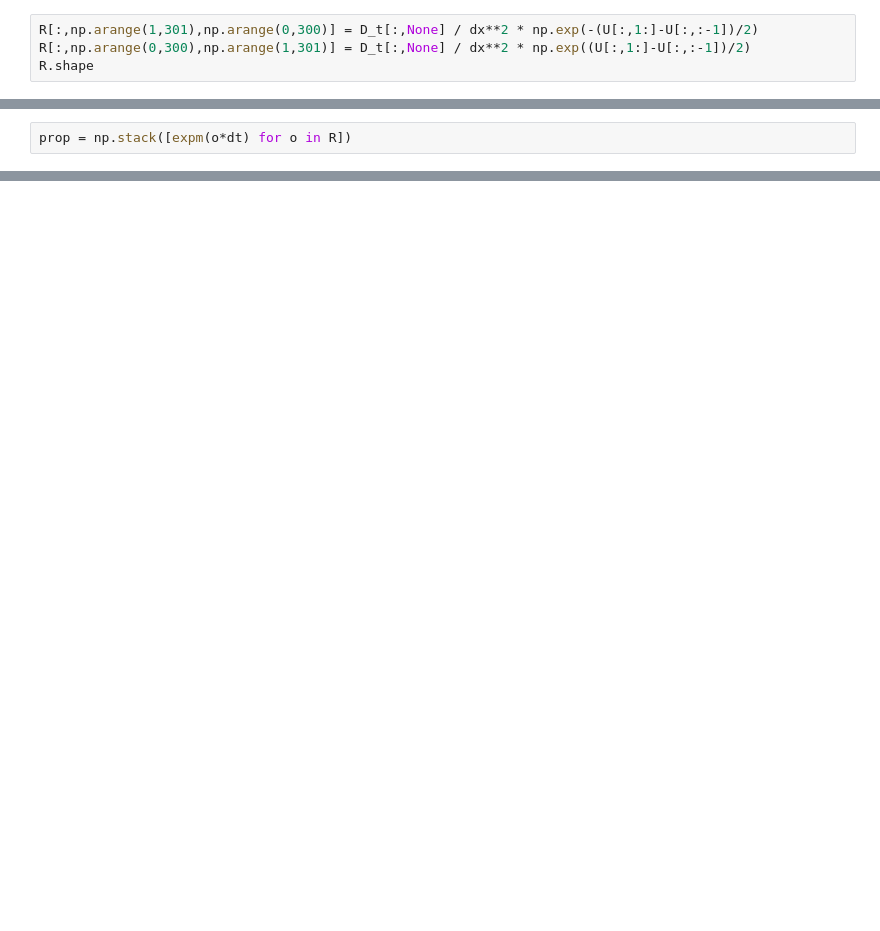
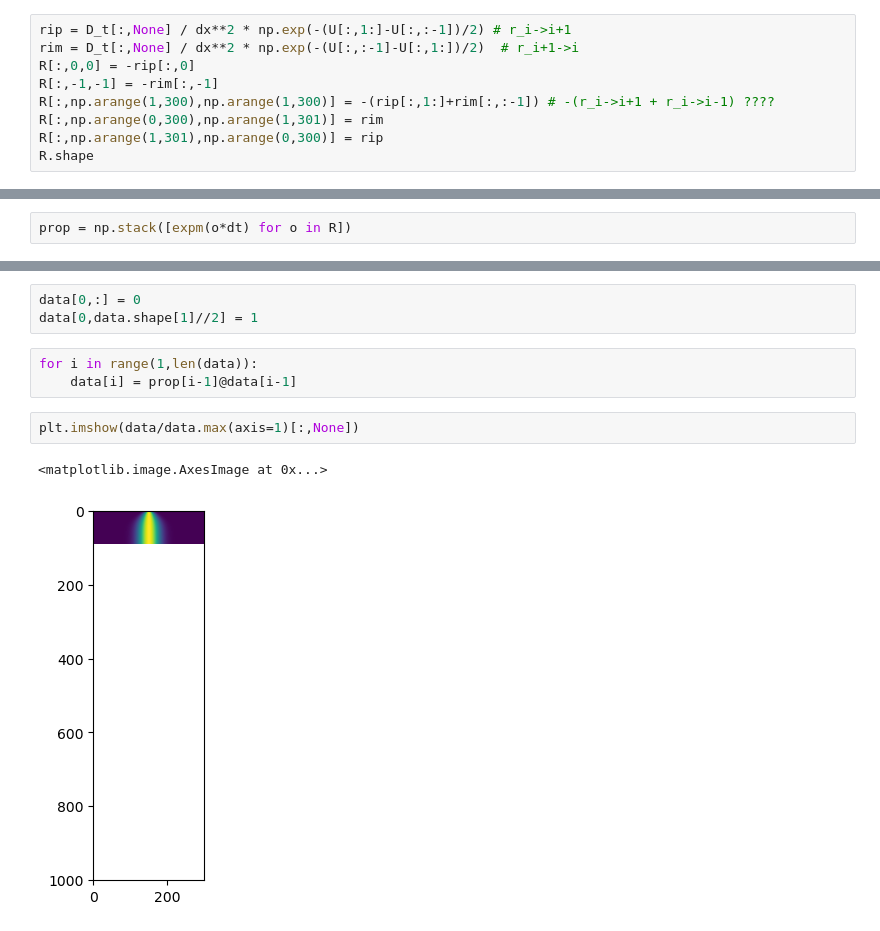
Before and after one commit to NilsToAn/overdampedDelayHarmonicOscillator, a Jupyter notebook: fpe_solver.ipynb, the cells around one changed output, grey strips where cells are left out. Drawn from its saved outputs; the diff is of its cells as text; blank space fills up the shorter version.

```diff
--- a/fpe_solver.ipynb
+++ b/fpe_solver.ipynb
@@ -76,6 +96,11 @@ R[:,np.arange(1,301),np.arange(0,300)].shape
 # %%
-R[:,np.arange(1,301),np.arange(0,300)] = D_t[:,None] / dx**2 * np.exp(-(U[:,1:]-U[:,:-1])/2)
-R[:,np.arange(0,300),np.arange(1,301)] = D_t[:,None] / dx**2 * np.exp((U[:,1:]-U[:,:-1])/2)
+rip = D_t[:,None] / dx**2 * np.exp(-(U[:,1:]-U[:,:-1])/2) # r_i->i+1
+rim = D_t[:,None] / dx**2 * np.exp(-(U[:,:-1]-U[:,1:])/2)  # r_i+1->i
+R[:,0,0] = -rip[:,0]
+R[:,-1,-1] = -rim[:,-1]
+R[:,np.arange(1,300),np.arange(1,300)] = -(rip[:,1:]+rim[:,:-1]) # -(r_i->i+1 + r_i->i-1) ????
+R[:,np.arange(0,300),np.arange(1,301)] = rim
+R[:,np.arange(1,301),np.arange(0,300)] = rip
 R.shape
 # %% [output]
 (1001, 301, 301)
@@ -95,0 +122,11 @@ plt.colorbar()
+# %%
+data[0,:] = 0
+data[0,data.shape[1]//2] = 1
+# %%
+for i in range(1,len(data)):
+    data[i] = prop[i-1]@data[i-1]
+# %%
+plt.imshow(data/data.max(axis=1)[:,None])
+# %% [output]
+<matplotlib.image.AxesImage at 0x...>
+[figure, added]
```
Also changed, not shown: parts of 26 cells of this notebook, 13 other files.
